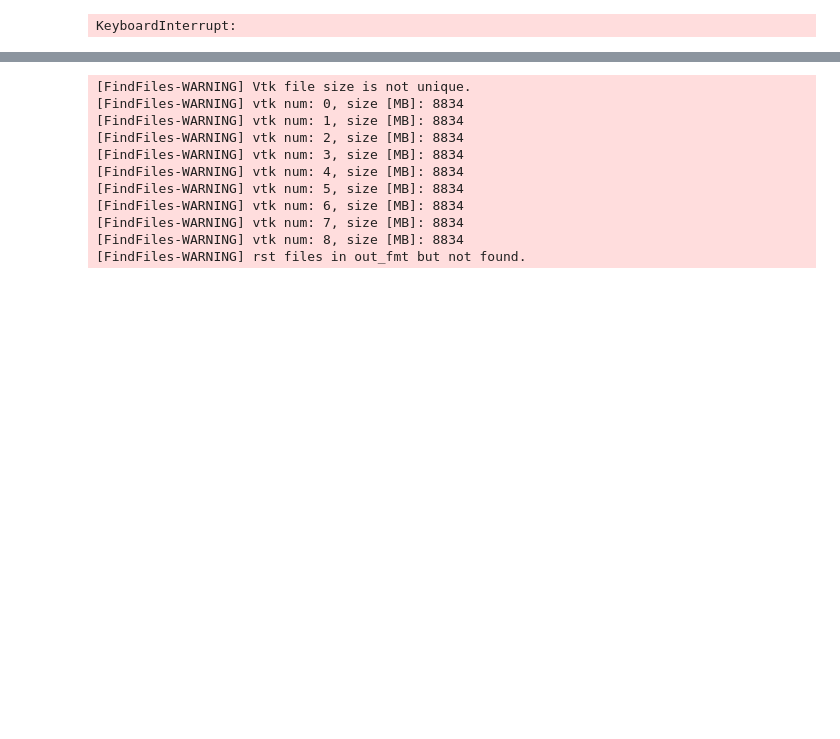
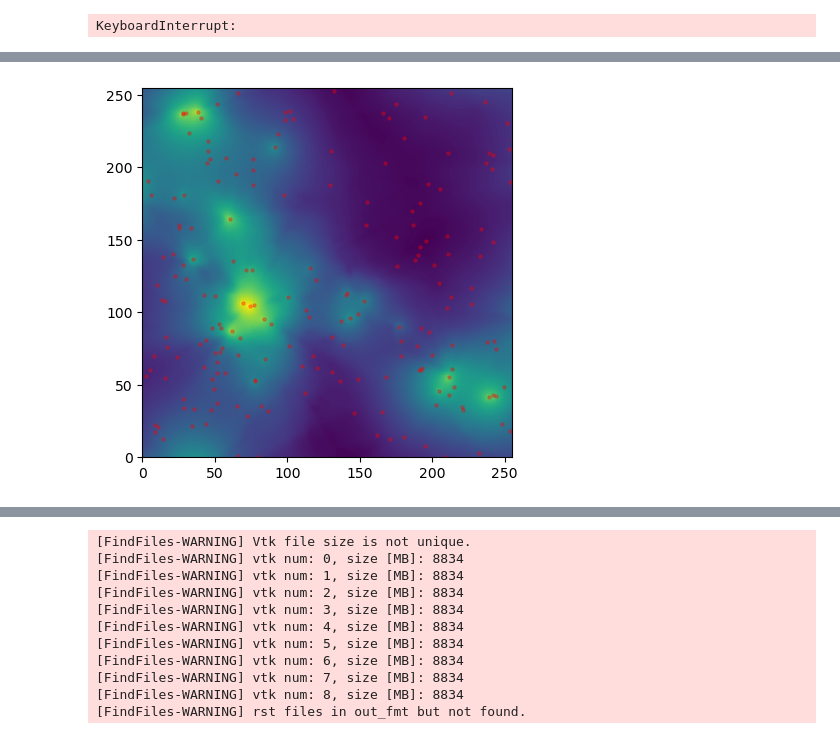
Before and after one commit to francesco-chiti-tegli/TIGRESS-PHANGS, a Jupyter notebook: Python-TIGRESS/History_Snap_Creator.ipynb, the cells around one changed output, grey strips where cells are left out. Saved outputs shown, nothing was run; the diff lists cells and outputs as text; code cells hidden in the pictures; blank space fills up the shorter version.

```diff
--- a/Python-TIGRESS/History_Snap_Creator.ipynb
+++ b/Python-TIGRESS/History_Snap_Creator.ipynb
@@ -228,0 +262,13 @@ Number of cells: [ 768  768 1536]
+# %%
+def weighted_T(U):
+    a = 0.08
+    T_sil = 16.4 * (a / 0.1)**(-1/15) * (U/8.94e-14)**(1/6)
+    a = 0.05
+    T_gra = 22.3 * (a / 0.1)**(-1/40) * (U/8.94e-14)**(1/6)
+
+    m_sil = 50
+    m_gra = 50
+    total = m_sil + m_gra
+
+    return (m_sil * T_sil + m_gra * T_gra) / total
+map_temperature = weighted_T(map_rad_field)
@@ -228,0 +294,8 @@ Number of cells: [ 768  768 1536]
+# %%
+plt.imshow(np.mean(map_temperature, axis=-1).transpose()[256:512,256:512], origin='lower', norm=LogNorm())
+plt.scatter(positions_stars[:,0]/4. + 128., positions_stars[:,1]/4. + 128., color='red', s=5, alpha=0.3)
+plt.xlim(0,255)
+plt.ylim(0,255)
+plt.show()
+# %% [output]
+[figure, added]
```
Also changed, not shown: parts of 11 cells of this notebook, 1 other file.
